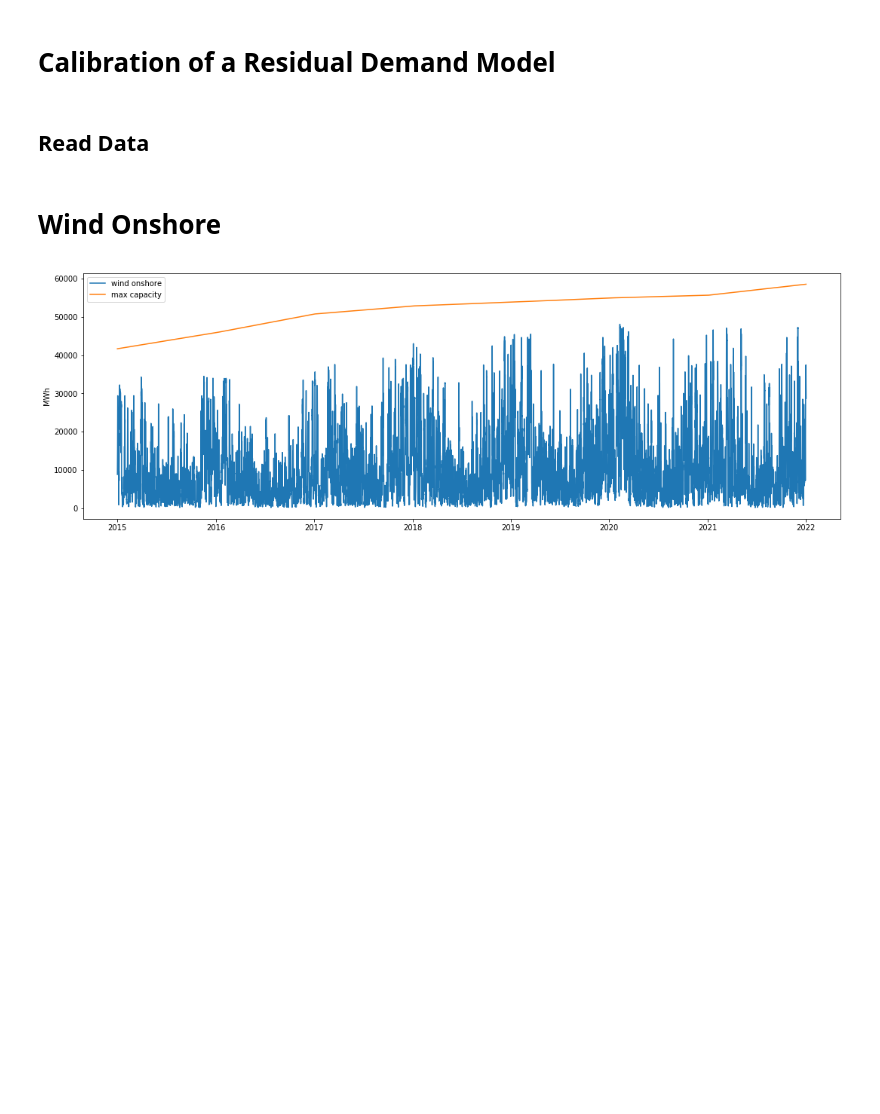
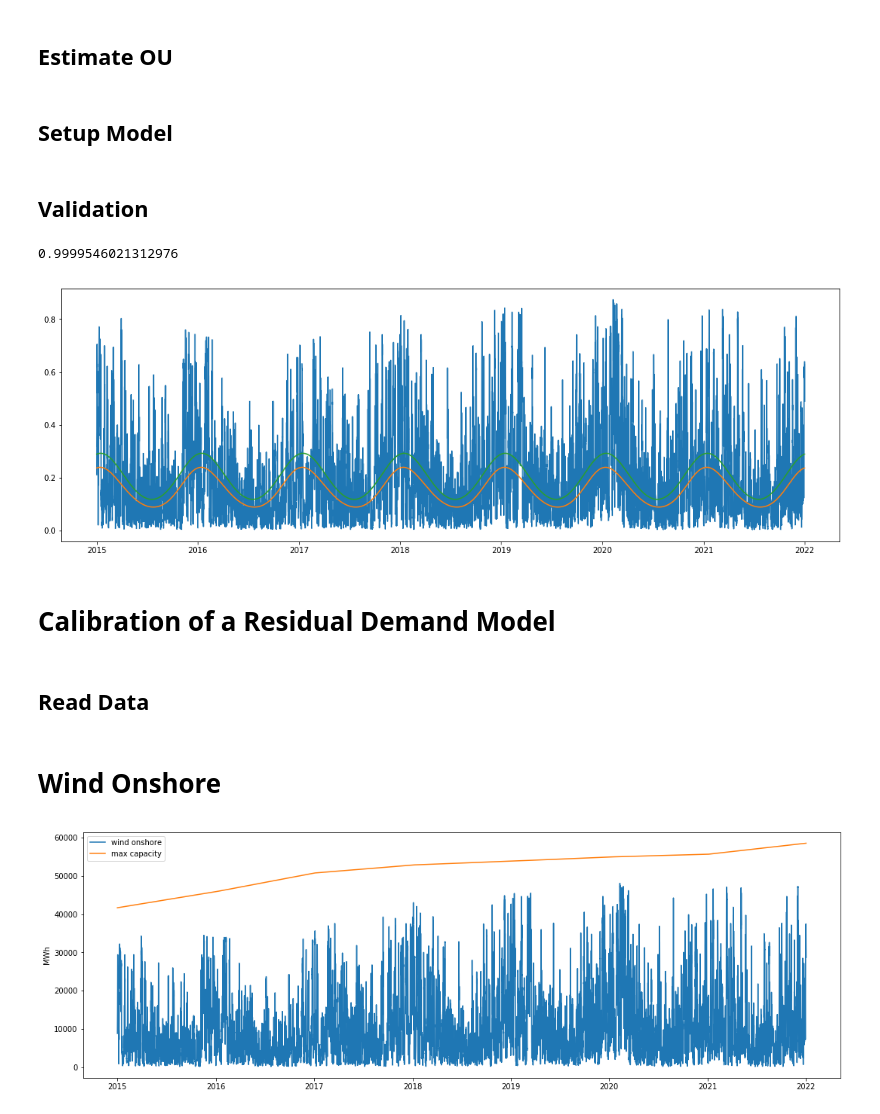
Before and after one commit to pikki622/RiVaPy, a Jupyter notebook: notebooks/models/calibration_residual_demand_model.ipynb, the cells around one changed output. Drawn from its saved outputs; the diff is of its cells as text; code cells hidden in the pictures; blank space fills up the shorter version.

```diff
--- a/notebooks/models/calibration_residual_demand_model.ipynb
+++ b/notebooks/models/calibration_residual_demand_model.ipynb
@@ -0,0 +101,3 @@
+# %%
+f = CosinusSeasonality(x=np.array([1.0, 1, 0.9, 1.1, 0.5, -1.0]))
+pf_target = PeriodicFunction(f, frequency='Y', granularity='H', ignore_leap_day=True)
@@ -0,0 +114,2 @@
+# %%
+wind_onshore['des_logit_efficiency'] = wind_onshore['logit_efficiency']-pf_target.compute(DateTimeGrid(wind_onshore.index))
@@ -0,0 +122,2 @@
+# %% [markdown]
+## Estimate OU
@@ -0,0 +127,4 @@
+# %% [markdown]
+## Setup Model
+# %% [markdown]
+## Validation
@@ -1,3 +135,12 @@
+# %%
+plt.figure(figsize=(18,6))
+plt.plot(wind_onshore.index.values, wind_onshore['efficiency'].values)
+plt.plot(wind_onshore.index.values, rdm._inv_logit( pf_target.compute(DateTimeGrid(wind_onshore.index))))
+plt.plot(wind_onshore.index.values,  pf_target_2.compute(DateTimeGrid(wind_onshore.index)))
+rdm._inv_logit(10)
+# %% [output]
+0.9999546021312976
+[figure, added]
 # %% [markdown]
 # Calibration of a Residual Demand Model
 # %%
```
Also changed, not shown: parts of 34 cells of this notebook.
